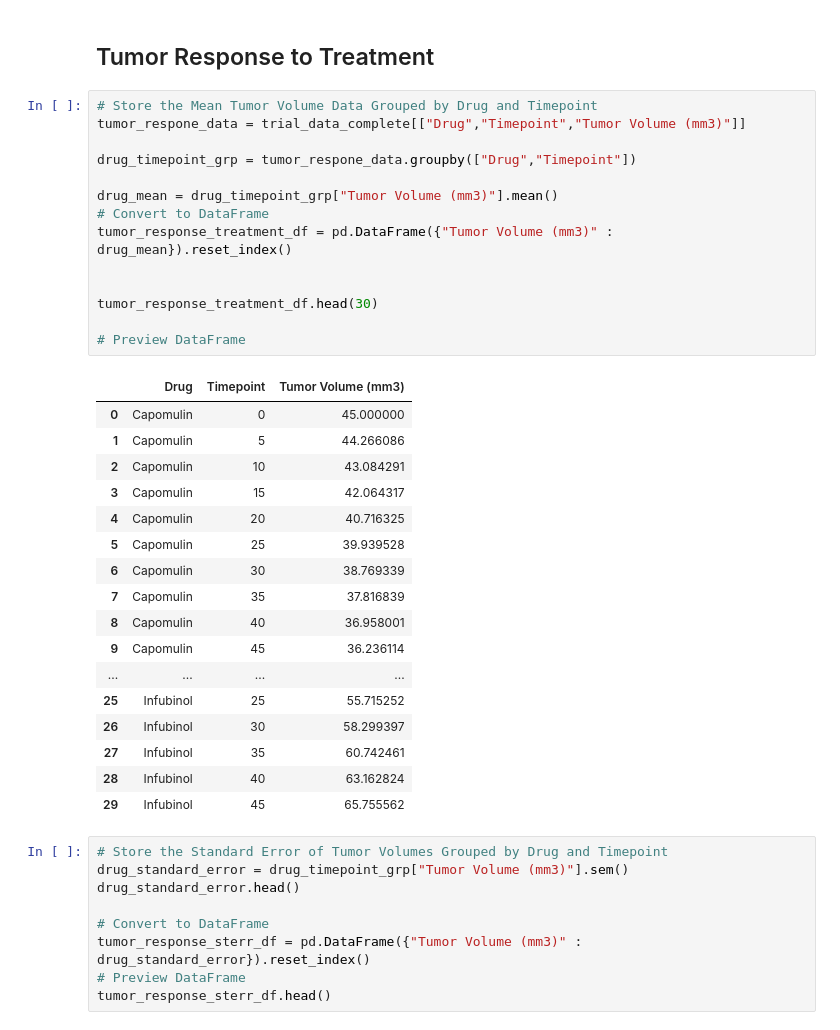
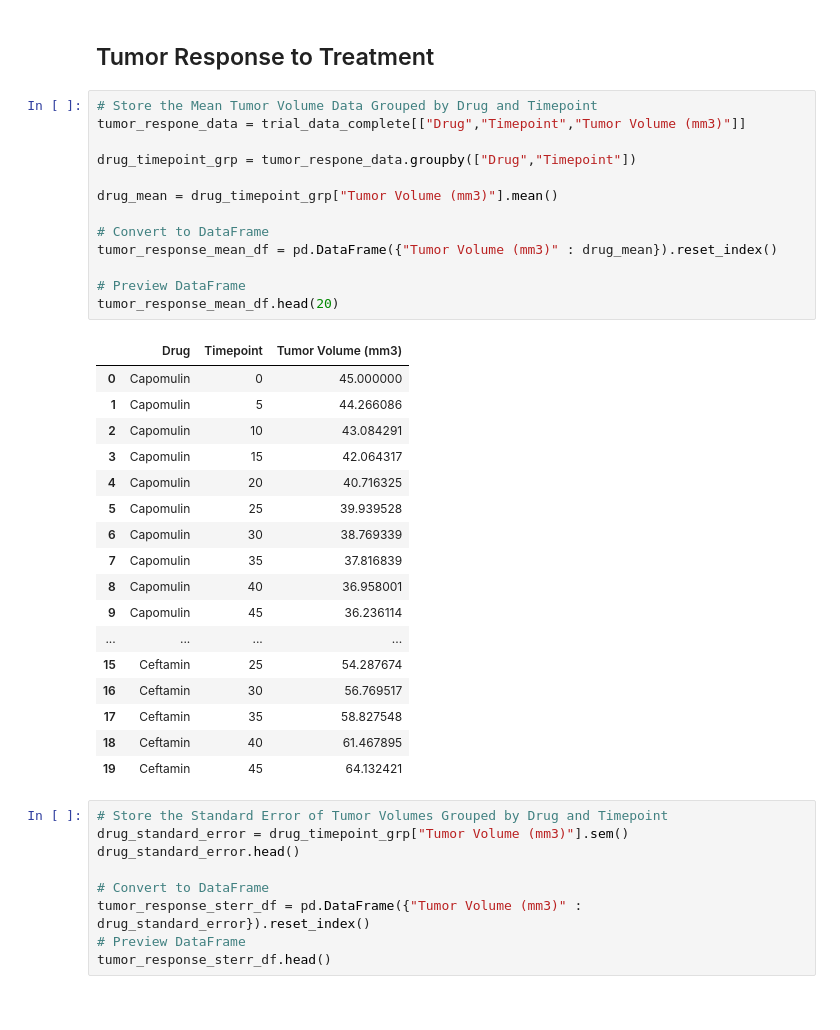
Before and after one commit to tasvora/homework, a Jupyter notebook: Week5_Matplotlib/Pymaceuticals/pymaceuticals_starter.ipynb, the cells around one changed output. Saved outputs shown, nothing was run; the diff lists cells and outputs as text.

```diff
--- a/Week5_Matplotlib/Pymaceuticals/pymaceuticals_starter.ipynb
+++ b/Week5_Matplotlib/Pymaceuticals/pymaceuticals_starter.ipynb
@@ -36,35 +35,34 @@ trial_data_complete.head()
 # %%
 # Store the Mean Tumor Volume Data Grouped by Drug and Timepoint
 tumor_respone_data = trial_data_complete[["Drug","Timepoint","Tumor Volume (mm3)"]]
 
 drug_timepoint_grp = tumor_respone_data.groupby(["Drug","Timepoint"])
 
 drug_mean = drug_timepoint_grp["Tumor Volume (mm3)"].mean()
+
 # Convert to DataFrame
-tumor_response_treatment_df = pd.DataFrame({"Tumor Volume (mm3)" : drug_mean}).reset_index()
-
-
-tumor_response_treatment_df.head(30)
+tumor_response_mean_df = pd.DataFrame({"Tumor Volume (mm3)" : drug_mean}).reset_index()
 
 # Preview DataFrame
+tumor_response_mean_df.head(20)
 # %% [output]
 |  | Drug | Timepoint | Tumor Volume (mm3) |
 | 0 | Capomulin | 0 | 45.000000 |
 | 1 | Capomulin | 5 | 44.266086 |
 | 2 | Capomulin | 10 | 43.084291 |
 | 3 | Capomulin | 15 | 42.064317 |
 | 4 | Capomulin | 20 | 40.716325 |
 | 5 | Capomulin | 25 | 39.939528 |
 | 6 | Capomulin | 30 | 38.769339 |
 | 7 | Capomulin | 35 | 37.816839 |
 | 8 | Capomulin | 40 | 36.958001 |
 | 9 | Capomulin | 45 | 36.236114 |
 | ... | ... | ... | ... |
-| 25 | Infubinol | 25 | 55.715252 |
-| 26 | Infubinol | 30 | 58.299397 |
-| 27 | Infubinol | 35 | 60.742461 |
-| 28 | Infubinol | 40 | 63.162824 |
-| 29 | Infubinol | 45 | 65.755562 |
+| 15 | Ceftamin | 25 | 54.287674 |
+| 16 | Ceftamin | 30 | 56.769517 |
+| 17 | Ceftamin | 35 | 58.827548 |
+| 18 | Ceftamin | 40 | 61.467895 |
+| 19 | Ceftamin | 45 | 64.132421 |
 # %%
 # Store the Standard Error of Tumor Volumes Grouped by Drug and Timepoint
 drug_standard_error = drug_timepoint_grp["Tumor Volume (mm3)"].sem()
```
Also changed, not shown: parts of 8 cells of this notebook.
